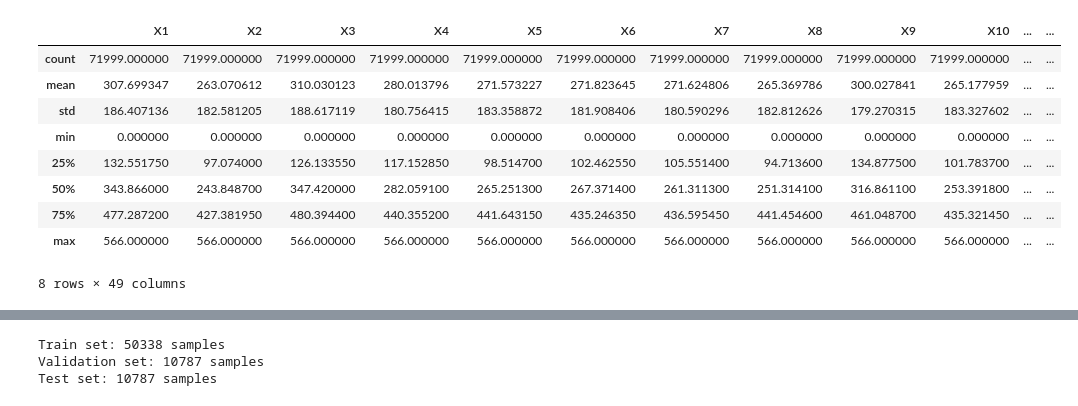
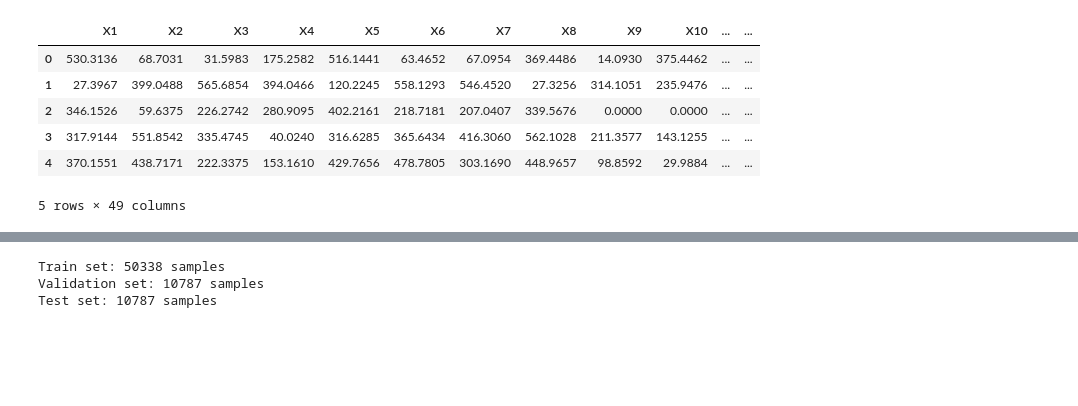
Before and after one commit to Ciaptok/Wave-Energy-Converters-Dataset-Analyze, a Jupyter notebook: notebooks/Adelaide.ipynb, the cells around one changed output, grey strips where cells are left out. Cells and saved outputs as stored; diff of their text form; code cells hidden in the pictures; blank space fills up the shorter version.

```diff
--- a/notebooks/Adelaide.ipynb
+++ b/notebooks/Adelaide.ipynb
@@ -18,19 +18,16 @@ import xgboost as xgb
 from sklearn.metrics import mean_squared_error, r2_score
 import numpy as np
 # %%
-adelaide_df = pd.read_csv('Data_sets/Perth_Data.csv')
 
+adelaide_df = pd.read_csv("Data_sets/Adelaide_Data.csv")
 adelaide_df.columns = [f'X{i+1}' for i in range(16)] + [f'Y{i+1}' for i in range(16)] + [f'P{i+1}' for i in range(16)] + ['Power_all']
 
-adelaide_df.describe()
+adelaide_df.head()
 # %% [output]
 |  | X1 | X2 | X3 | X4 | X5 | X6 | X7 | X8 | X9 | X10 | ... | ... |
-| count | 71999.000000 | 71999.000000 | 71999.000000 | 71999.000000 | 71999.000000 | 71999.000000 | 71999.000000 | 71999.000000 | 71999.000000 | 71999.000000 | ... | ... |
-| mean | 307.699347 | 263.070612 | 310.030123 | 280.013796 | 271.573227 | 271.823645 | 271.624806 | 265.369786 | 300.027841 | 265.177959 | ... | ... |
-| std | 186.407136 | 182.581205 | 188.617119 | 180.756415 | 183.358872 | 181.908406 | 180.590296 | 182.812626 | 179.270315 | 183.327602 | ... | ... |
-| min | 0.000000 | 0.000000 | 0.000000 | 0.000000 | 0.000000 | 0.000000 | 0.000000 | 0.000000 | 0.000000 | 0.000000 | ... | ... |
-| 25% | 132.551750 | 97.074000 | 126.133550 | 117.152850 | 98.514700 | 102.462550 | 105.551400 | 94.713600 | 134.877500 | 101.783700 | ... | ... |
-| 50% | 343.866000 | 243.848700 | 347.420000 | 282.059100 | 265.251300 | 267.371400 | 261.311300 | 251.314100 | 316.861100 | 253.391800 | ... | ... |
-| 75% | 477.287200 | 427.381950 | 480.394400 | 440.355200 | 441.643150 | 435.246350 | 436.595450 | 441.454600 | 461.048700 | 435.321450 | ... | ... |
-| max | 566.000000 | 566.000000 | 566.000000 | 566.000000 | 566.000000 | 566.000000 | 566.000000 | 566.000000 | 566.000000 | 566.000000 | ... | ... |
+| 0 | 530.3136 | 68.7031 | 31.5983 | 175.2582 | 516.1441 | 63.4652 | 67.0954 | 369.4486 | 14.0930 | 375.4462 | ... | ... |
+| 1 | 27.3967 | 399.0488 | 565.6854 | 394.0466 | 120.2245 | 558.1293 | 546.4520 | 27.3256 | 314.1051 | 235.9476 | ... | ... |
+| 2 | 346.1526 | 59.6375 | 226.2742 | 280.9095 | 402.2161 | 218.7181 | 207.0407 | 339.5676 | 0.0000 | 0.0000 | ... | ... |
+| 3 | 317.9144 | 551.8542 | 335.4745 | 40.0240 | 316.6285 | 365.6434 | 416.3060 | 562.1028 | 211.3577 | 143.1255 | ... | ... |
+| 4 | 370.1551 | 438.7171 | 222.3375 | 153.1610 | 429.7656 | 478.7805 | 303.1690 | 448.9657 | 98.8592 | 29.9884 | ... | ... |
-8 rows × 49 columns
+5 rows × 49 columns
```
Also changed, not shown: parts of 11 cells of this notebook, 3 other files.
